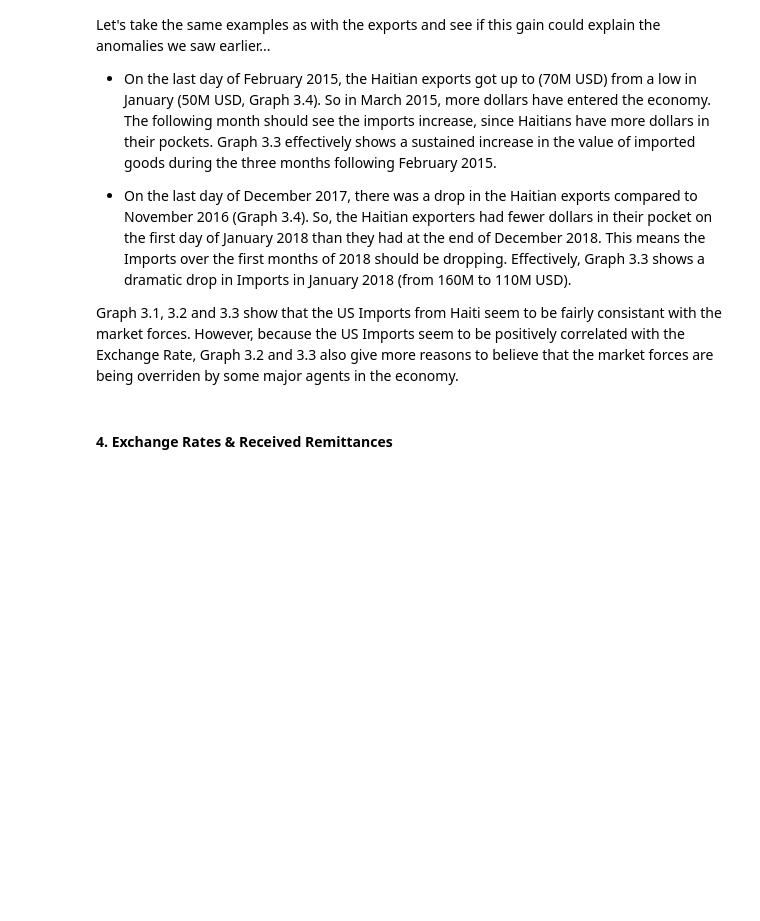
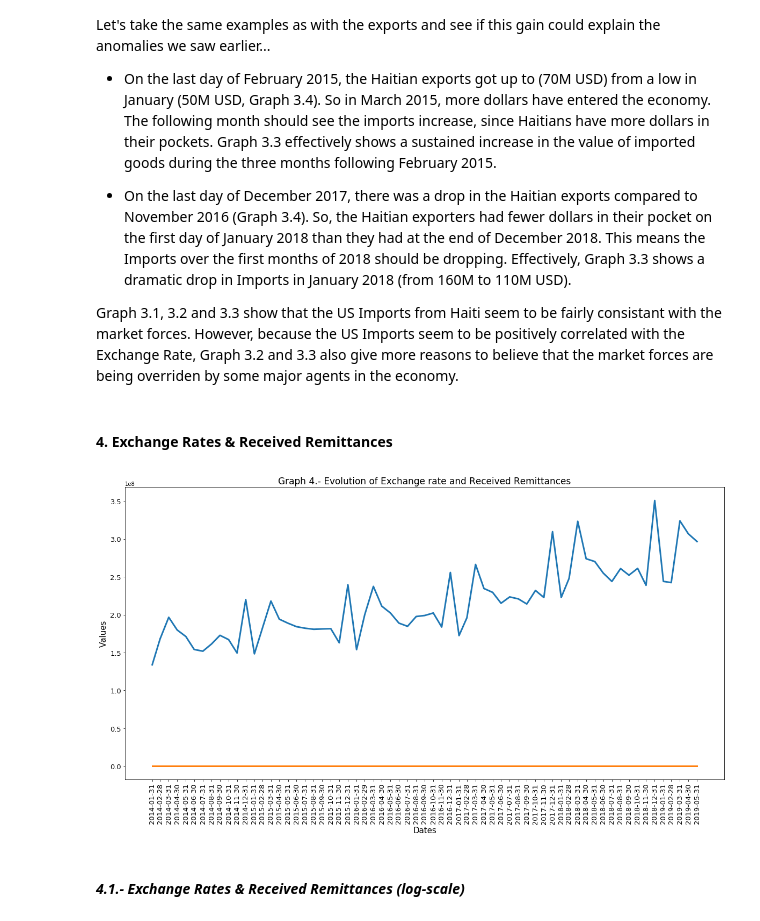
Before and after one commit to gregpinchy/creative-capstone-AA, a Jupyter notebook: time_series.ipynb, the cells around one changed output. Cells and saved outputs as stored; diff of their text form; code cells hidden in the pictures; blank space fills up the shorter version.

```diff
--- a/time_series.ipynb
+++ b/time_series.ipynb
@@ -713,3 +713,15 @@ Moreover, the USA importing from Haiti, means Haitians are exporting their produ
 Graph 3.1, 3.2 and 3.3 show that the US Imports from Haiti seem to be fairly consistant with the market forces. However, because the US Imports seem to be positively correlated with the Exchange Rate, Graph 3.2 and 3.3 also give more reasons to believe that the market forces are being overriden by some major agents in the economy.
 # %% [markdown]
 #### 4. Exchange Rates & Received Remittances
+# %%
+viz_stack(col1='rec_rem', col2='end_rate', col3=None,
+            x1='2018-02-28', x2='2018-02-28', x3='2018-02-28',
+            y1=60, y2=8, y3=0,
+            s1='', s2='', s3='',
+            rot1=15, rot2=5, rot3=0,
+            title='Graph 4.- Evolution of Exchange rate and Received Remittances',
+            name='graphs/end_rate-rec_rem')
+# %% [output]
+[figure, added]
+# %% [markdown]
+#### _4.1.- Exchange Rates & Received Remittances (log-scale)_
```
Also changed, not shown: parts of 62 cells of this notebook, 6 other files.
